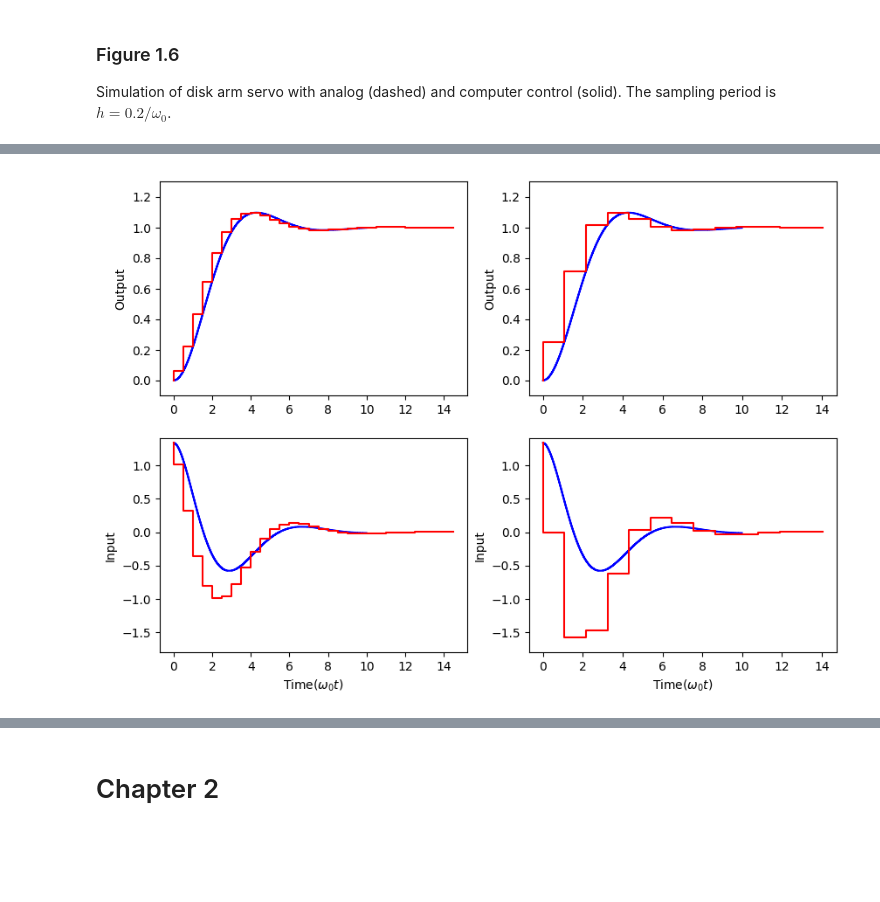
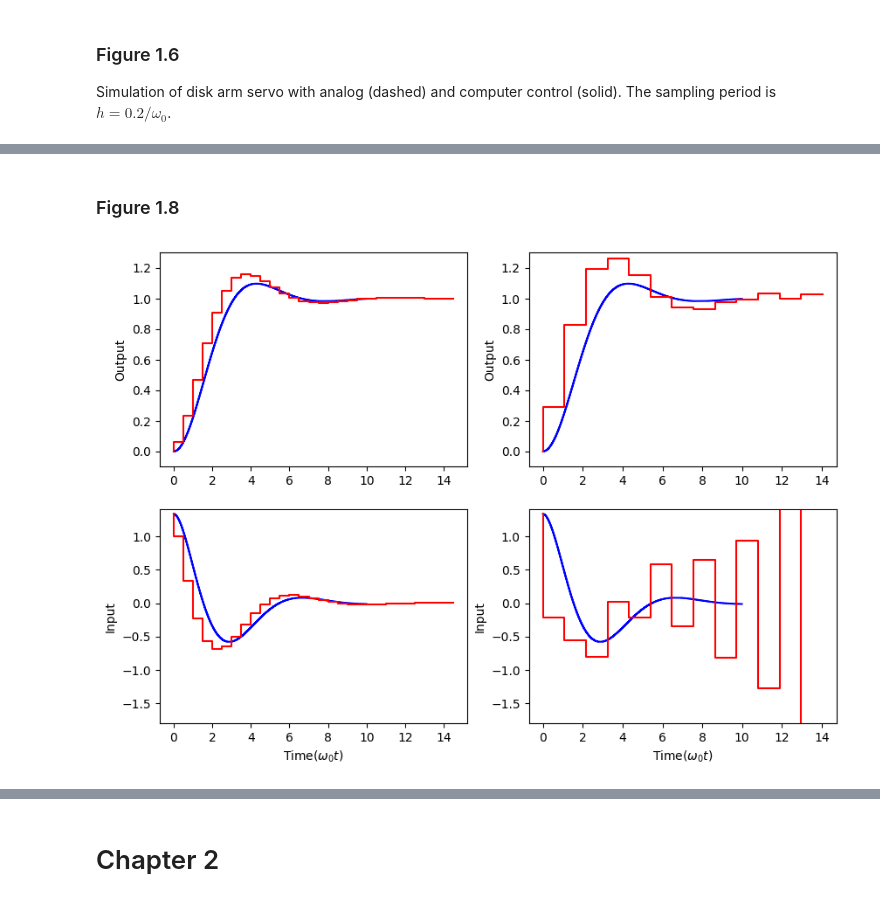
Before and after one commit to annesteenbeek/python_control_engineering, a Jupyter notebook: digital_control.ipynb, the cells around one changed output, grey strips where cells are left out. Saved outputs shown, nothing was run; the diff lists cells and outputs as text; code cells hidden in the pictures; blank space fills up the shorter version.

```diff
--- a/digital_control.ipynb
+++ b/digital_control.ipynb
@@ -41,11 +41,12 @@ loop = ctl.feedback(G,FB,sign=-1)
 gain = b*K/a
 uc = 1.
 # %%
+# Analog controller
 dt = 0.01
 t_in = np.arange(0,10,dt)
 u = np.ones(len(t_in))*gain
 
-t_out, y_out, _ = ctl.forced_response(loop, t_in, u)
+t_out, y_out, x_out = ctl.forced_response(loop, t_in, u)
 _, e_out, _ = ctl.forced_response(FB, t_in, y_out)
 error = u - e_out
 # %%
@@ -89,3 +82,5 @@ Ik heb de andere afbeeldingen van Chap 1. nog maar overgeslagen aangezien deze v
+# %% [markdown]
+### Figure 1.8
 # %%
 fig1, axs = plt.subplots(nrows=2, ncols=2, figsize=(10,7))
 
@@ -93,36 +88,34 @@ h_range = [0.5, 1.08]
 for i in range(2):
     h = h_range[i]/freq
 
-    # ------- Switch between sampling (ZOH) and sampling the system
-    loop_d = loop.sample(h)
-#     loop_d = ctl.tf(loop.num[0][0],loop.den[0][0], h)
-    FB_d = FB.sample(h)
-#     FB_d = ctl.tf(FB.num[0][0],FB.den[0][0], h)
+    G_d = G.sample(h)
+    FB_d = FB.sample(h, method='euler')
+    loop_d = ctl.feedback(G_d,FB_d,sign=-1)
 
     td_in = np.arange(0,15,h)
     ud = np.ones(len(td_in))*gain
 
     td_out, yd_out, _ = ctl.forced_response(loop_d, td_in, ud)
     yd_out = yd_out[0] # discrete systems are stored as an array
     _, ed_out, _ = ctl.forced_response(FB_d, td_in, yd_out)
     errord = ud - ed_out[0]
 
     # plot lti
     axs[0][i].step(t_out,y_out, color='blue')
     axs[0][i].set_ylabel('Output')
     axs[0][i].set_ylim((-0.1, 1.3))
     axs[1][i].step(t_out,error, color='blue')
     axs[1][i].set_ylabel('Input')
     axs[1][i].set_ylim((-1.8, 1.4))
     # plot discrete
     axs[0][i].step(td_out,yd_out, color='red')
     axs[0][i].set_ylabel('Output')
     axs[0][i].set_ylim((-0.1, 1.3))
     axs[1][i].step(td_out,errord, color='red')
     axs[1][i].set_ylabel('Input')
     axs[1][i].set_xlabel('Time($\omega_0t$)')
     axs[1][i].set_ylim((-1.8, 1.4))
 
 plt.show();
 # %% [output]
-[figure, old version]
+[figure, new version]
```
Also changed, not shown: parts of 33 cells of this notebook.
